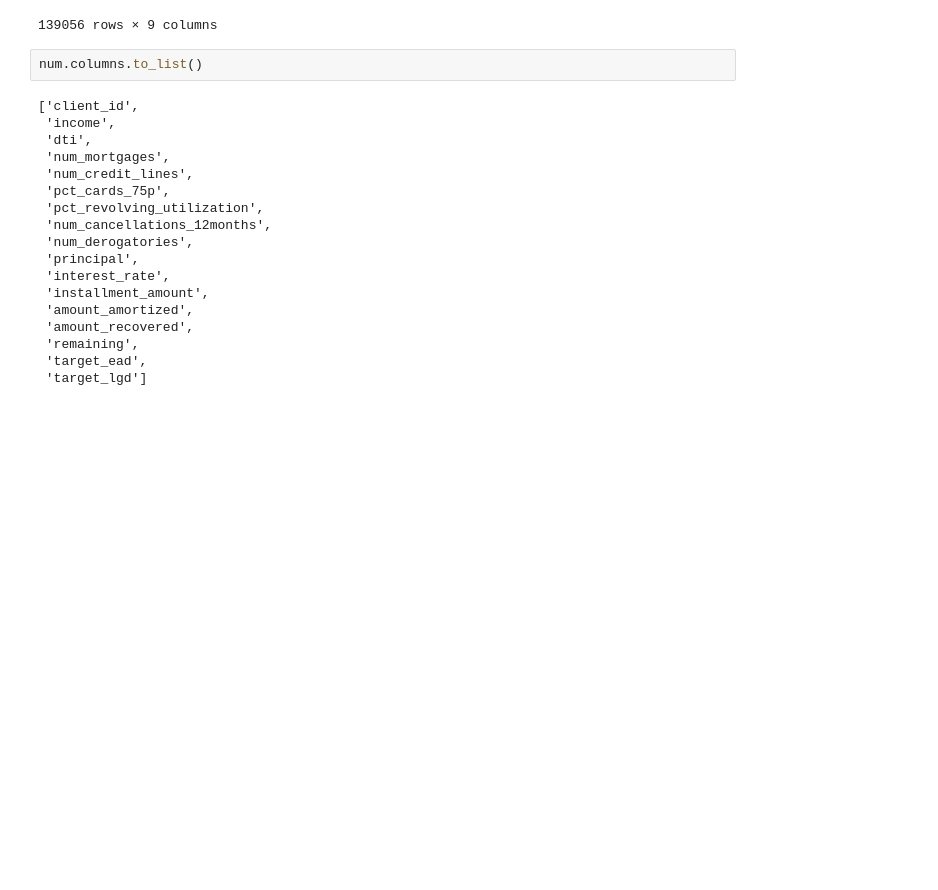
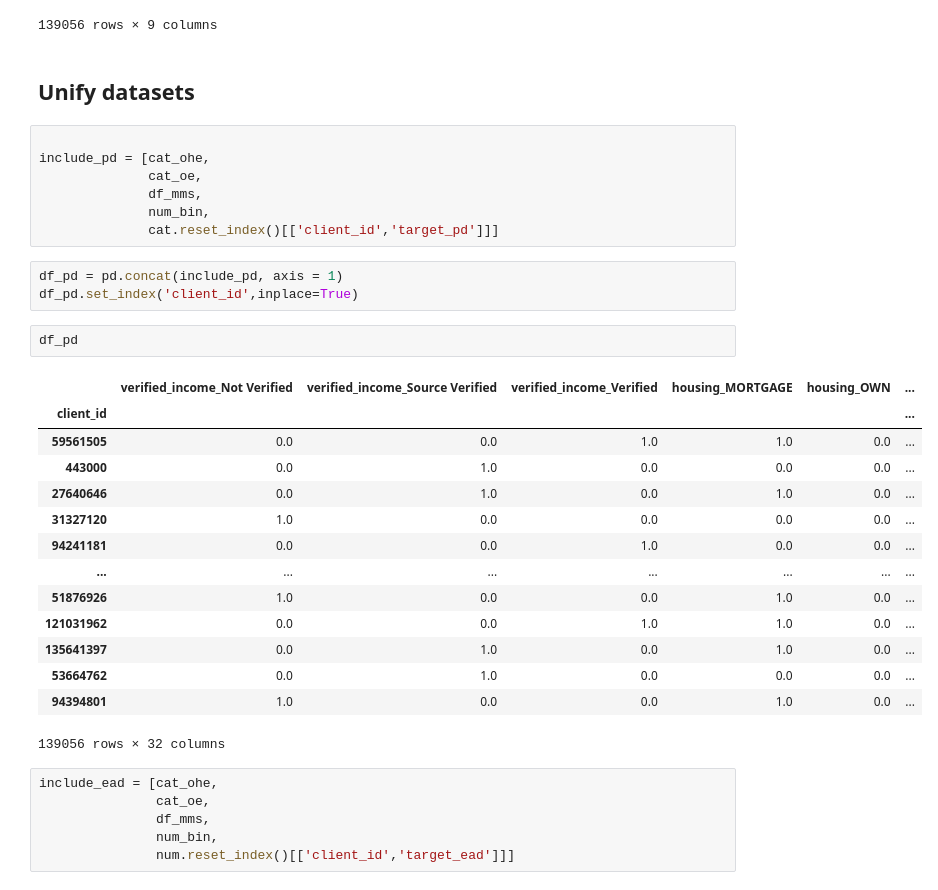
Before and after one commit to adrianriverof/risk-scoring, a Jupyter notebook: 03_Notebooks/02_Development/04_Data_Transformation.ipynb, the cells around one changed output. Saved outputs shown, nothing was run; the diff lists cells and outputs as text; blank space fills up the shorter version.

Commit message:
feat(transformation): finish notebook - create ead,lgd,pd targets and df_boards

```diff
--- a/03_Notebooks/02_Development/04_Data_Transformation.ipynb
+++ b/03_Notebooks/02_Development/04_Data_Transformation.ipynb
@@ -425,23 +430,38 @@ df_mms
 | 139054 | 0.818182 | 0.666667 | 0.560000 | 0.00569 | 0.095238 | 0.283857 | ... |
 | 139055 | 0.000000 | 0.333333 | 0.266667 | 0.03249 | 0.107143 | 0.265980 | ... |
 139056 rows × 9 columns
-# %%
-num.columns.to_list()
-# %% [output]
-['client_id',
- 'income',
- 'dti',
- 'num_mortgages',
- 'num_credit_lines',
- 'pct_cards_75p',
- 'pct_revolving_utilization',
- 'num_cancellations_12months',
- 'num_derogatories',
- 'principal',
- 'interest_rate',
- 'installment_amount',
- 'amount_amortized',
- 'amount_recovered',
- 'remaining',
- 'target_ead',
- 'target_lgd']
+# %% [markdown]
+## Unify datasets
+# %%
+
+include_pd = [cat_ohe,
+              cat_oe,
+              df_mms,
+              num_bin,
+              cat.reset_index()[['client_id','target_pd']]]
+# %%
+df_pd = pd.concat(include_pd, axis = 1)
+df_pd.set_index('client_id',inplace=True)
+# %%
+df_pd
+# %% [output]
+|  | verified_income_Not Verified | verified_income_Source Verified | verified_income_Verified | housing_MORTGAGE | housing_OWN | ... |
+| client_id |  |  |  |  |  | ... |
+| 59561505 | 0.0 | 0.0 | 1.0 | 1.0 | 0.0 | ... |
+| 443000 | 0.0 | 1.0 | 0.0 | 0.0 | 0.0 | ... |
+| 27640646 | 0.0 | 1.0 | 0.0 | 1.0 | 0.0 | ... |
+| 31327120 | 1.0 | 0.0 | 0.0 | 0.0 | 0.0 | ... |
+| 94241181 | 0.0 | 0.0 | 1.0 | 0.0 | 0.0 | ... |
+| ... | ... | ... | ... | ... | ... | ... |
+| 51876926 | 1.0 | 0.0 | 0.0 | 1.0 | 0.0 | ... |
+| 121031962 | 0.0 | 0.0 | 1.0 | 1.0 | 0.0 | ... |
+| 135641397 | 0.0 | 1.0 | 0.0 | 1.0 | 0.0 | ... |
+| 53664762 | 0.0 | 1.0 | 0.0 | 0.0 | 0.0 | ... |
+| 94394801 | 1.0 | 0.0 | 0.0 | 1.0 | 0.0 | ... |
+139056 rows × 32 columns
+# %%
+include_ead = [cat_ohe,
+               cat_oe,
+               df_mms,
+               num_bin,
+               num.reset_index()[['client_id','target_ead']]]
```
Also changed, not shown: parts of 10 cells of this notebook.
